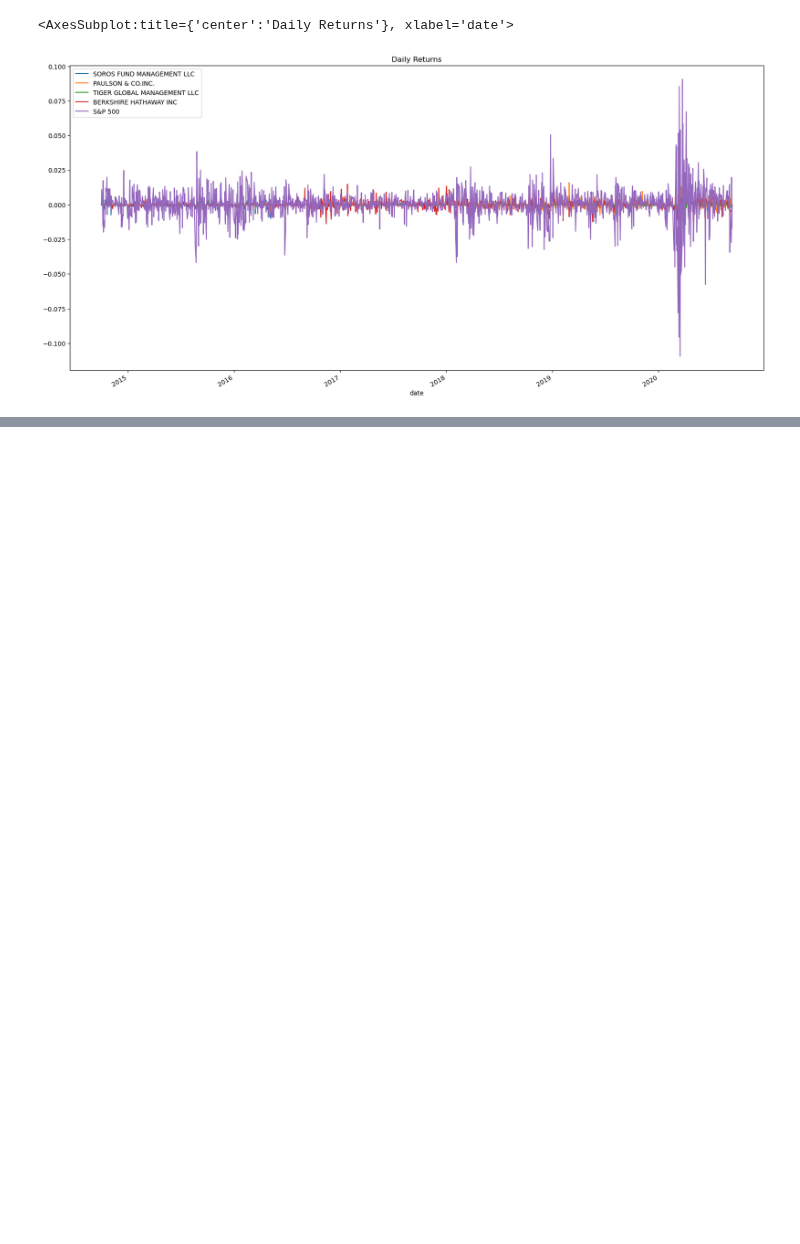
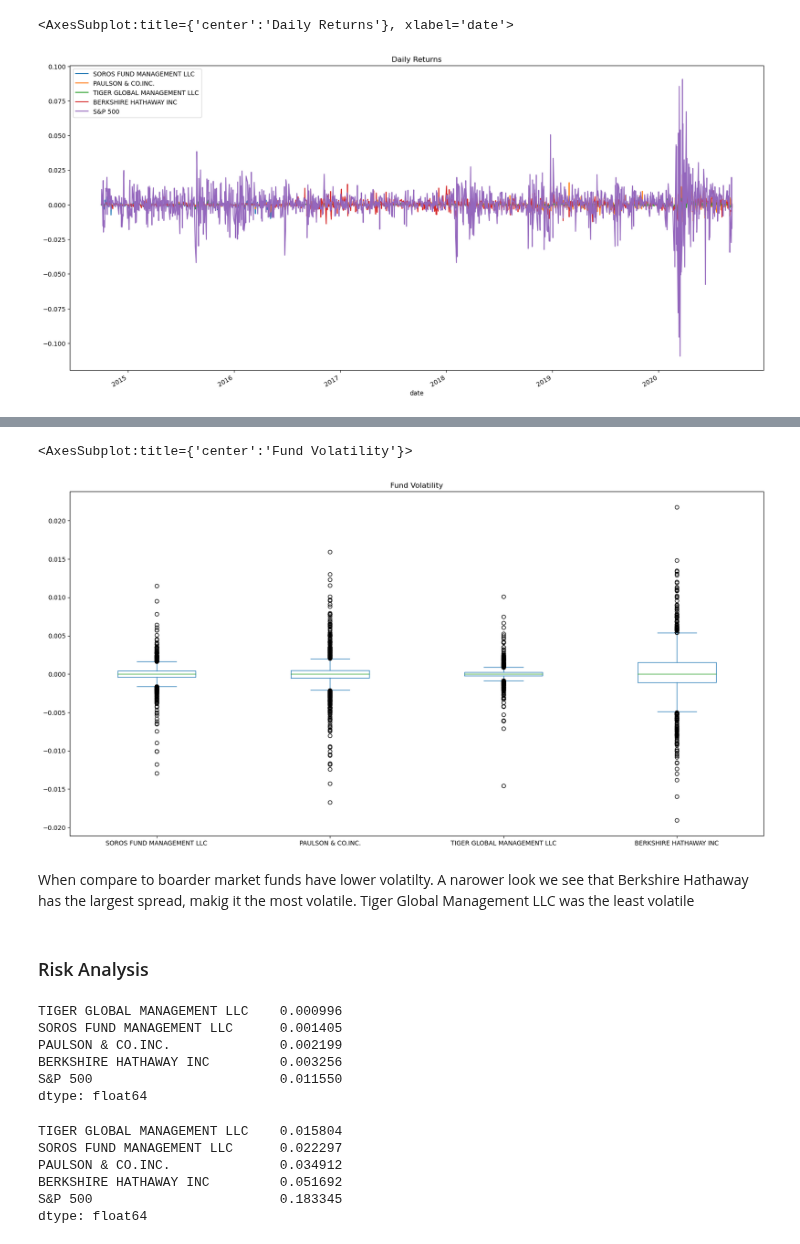
Before and after one commit to PlainOlFred/risk_return_analysis, a Jupyter notebook: risk_return_analysis.ipynb, the cells around one changed output, grey strips where cells are left out. Drawn from its saved outputs; the diff is of its cells as text; code cells hidden in the pictures; blank space fills up the shorter version.

```diff
--- a/risk_return_analysis.ipynb
+++ b/risk_return_analysis.ipynb
@@ -44,0 +70,34 @@ navs_daily_returns_df.plot(figsize=(20, 10), title="Daily Returns")
+# %%
+fund_daily_returns_df = navs_daily_returns_df.drop(columns=["S&P 500"])
+fund_daily_returns_df.plot.box(figsize=(20, 10), title="Fund Volatility")
+# %% [output]
+<AxesSubplot:title={'center':'Fund Volatility'}>
+[figure, added]
+# %% [markdown]
+When compare to boarder market funds have lower volatilty. A narower look we see that Berkshire Hathaway has the largest spread, makig it the most volatile. Tiger Global Management LLC was the least volatile
+# %% [markdown]
+### Risk Analysis
+# %%
+# Using standard Deviavtion as a metric for daily risk
+
+navs_standard_deviations = navs_daily_returns_df.std()
+navs_standard_deviations.sort_values()
+# %% [output]
+TIGER GLOBAL MANAGEMENT LLC    0.000996
+SOROS FUND MANAGEMENT LLC      0.001405
+PAULSON & CO.INC.              0.002199
+BERKSHIRE HATHAWAY INC         0.003256
+S&P 500                        0.011550
+dtype: float64
+# %%
+# Using standard Deviavtion as a metric for annaul risk
+
+navs_annual_standard_deviations = navs_standard_deviations * np.sqrt(252)
+navs_annual_standard_deviations.sort_values()
+# %% [output]
+TIGER GLOBAL MANAGEMENT LLC    0.015804
+SOROS FUND MANAGEMENT LLC      0.022297
+PAULSON & CO.INC.              0.034912
+BERKSHIRE HATHAWAY INC         0.051692
+S&P 500                        0.183345
+dtype: float64
```
Also changed, not shown: parts of 11 cells of this notebook.
